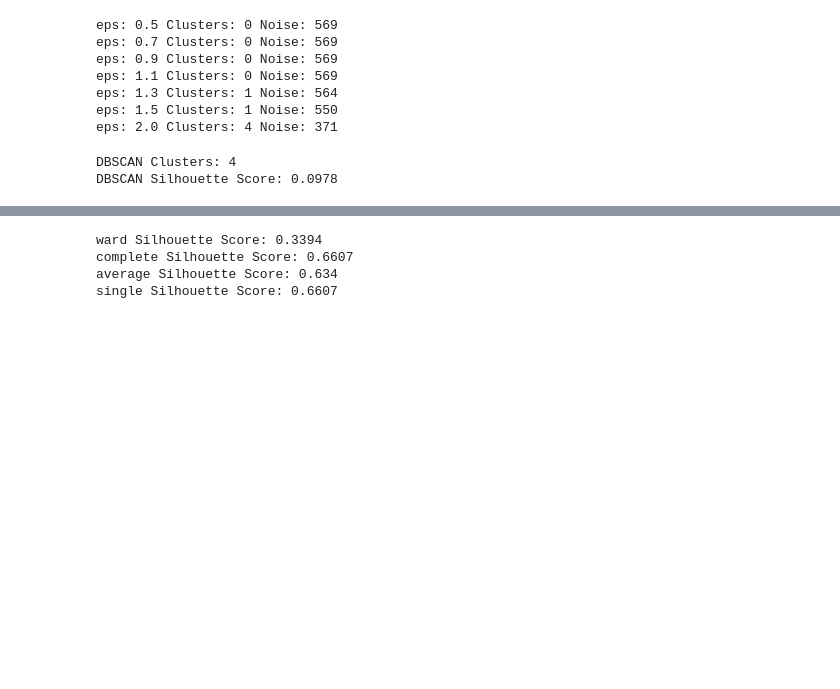
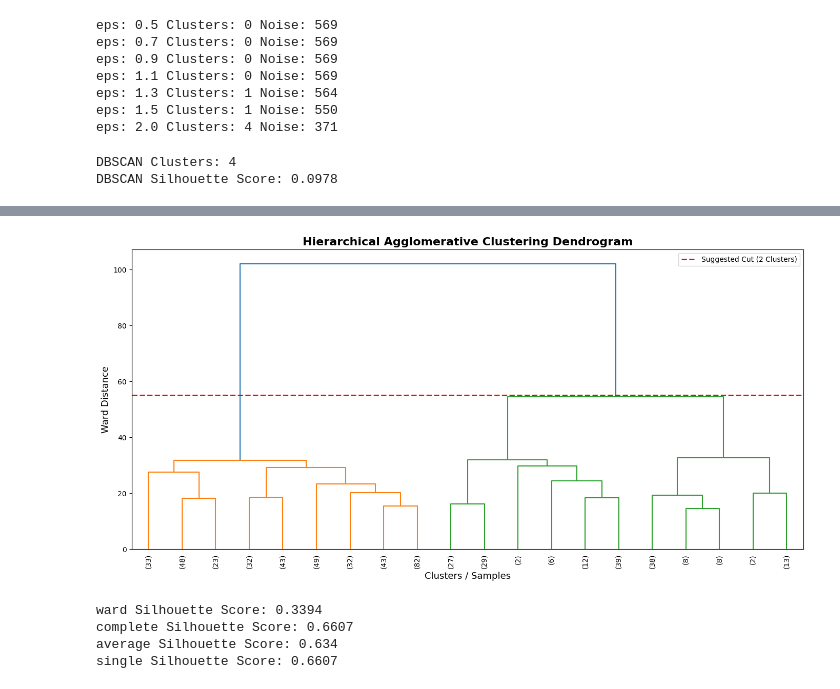
Before and after one commit to Jbaner/OMDSModC_Capstone_Project, a Jupyter notebook: OMDS_ModC_Week11_Banerjee_Jayeeta.ipynb, the cells around one changed output, grey strips where cells are left out. Drawn from its saved outputs; the diff is of its cells as text; code cells hidden in the pictures; blank space fills up the shorter version.

```diff
--- a/OMDS_ModC_Week11_Banerjee_Jayeeta.ipynb
+++ b/OMDS_ModC_Week11_Banerjee_Jayeeta.ipynb
@@ -174,3 +185,36 @@ plt.show()
+# %%
+import matplotlib.pyplot as plt
+from scipy.cluster.hierarchy import linkage, dendrogram
+
+# Compute hierarchical clustering
+linked = linkage(X_scaled, method='ward')
+
+# Plot dendrogram
+plt.figure(figsize=(14, 7))
+
+dendrogram(
+    linked,
+    truncate_mode='lastp',   # Show only the last p merged clusters
+    p=20,                    # Number of leaf clusters to display
+    leaf_rotation=90,
+    leaf_font_size=10,
+    show_leaf_counts=True
+)
+
+# Optional: Draw a horizontal line to indicate a possible cut
+plt.axhline(y=55, color='red', linestyle='--', linewidth=2,
+            label='Suggested Cut (2 Clusters)')
+
+plt.title("Hierarchical Agglomerative Clustering Dendrogram",
+          fontsize=16, fontweight='bold')
+plt.xlabel("Clusters / Samples", fontsize=13)
+plt.ylabel("Ward Distance", fontsize=13)
+
+plt.legend()
+plt.tight_layout()
+plt.show()
+# %% [output]
+[figure, added]
 # %%
 # linkage_methods
 linkage_methods = ["ward","complete","average", "single"]
```
Also changed, not shown: parts of 9 cells of this notebook.
